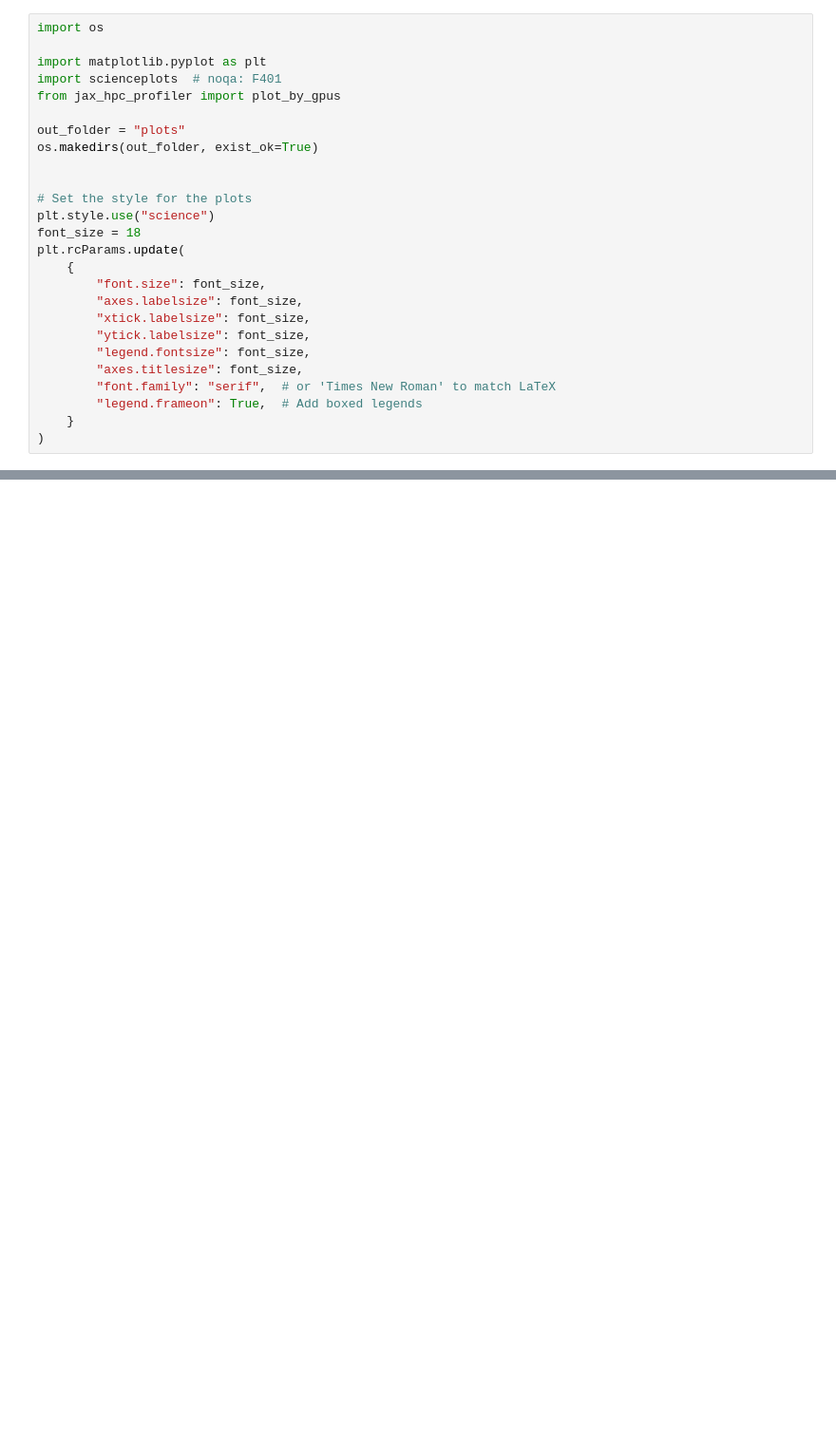
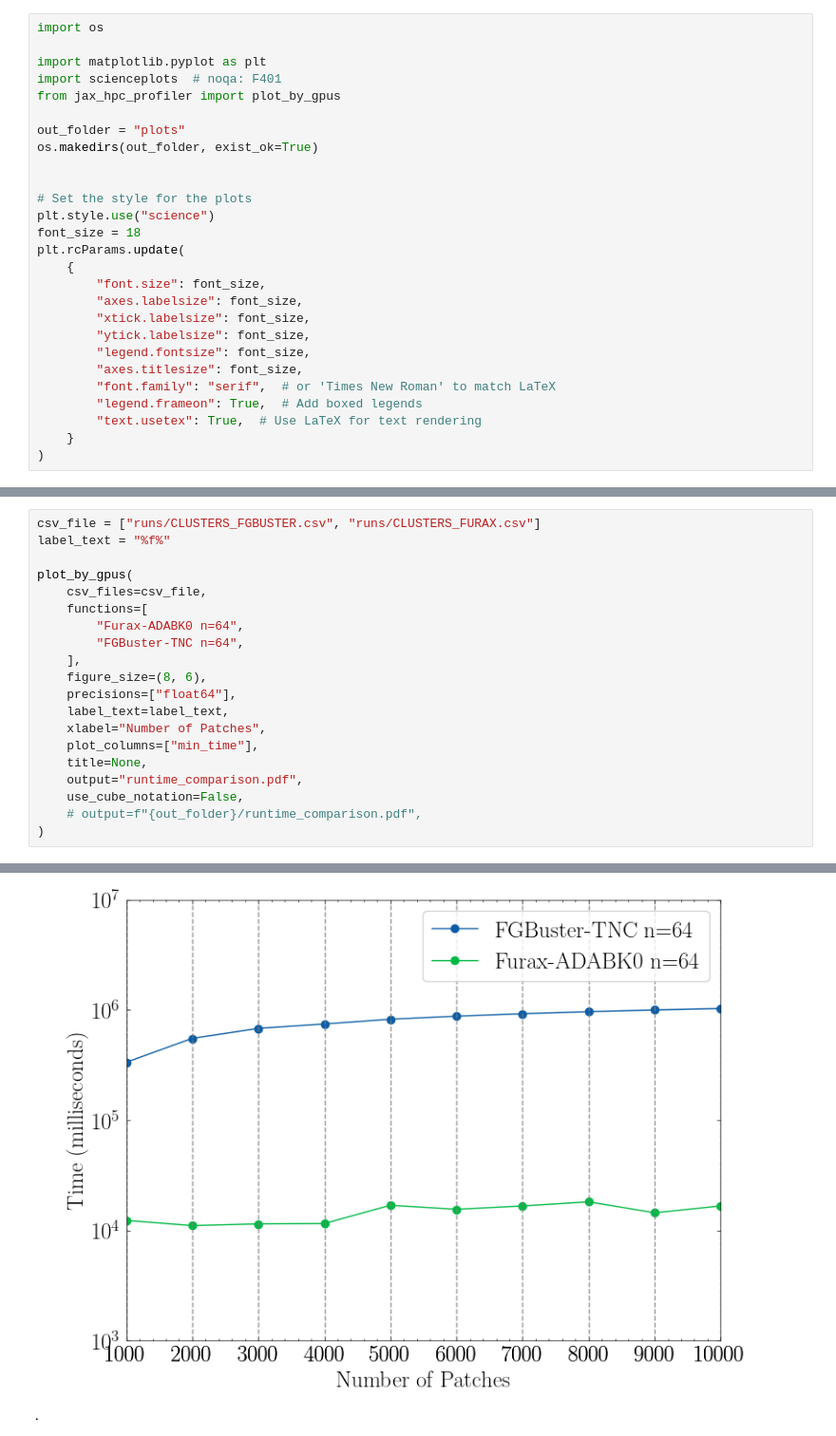
Before and after one commit to CMBSciPol/furax-cs, a Jupyter notebook: notebooks/80-plot_runs.ipynb, the cells around one changed output, grey strips where cells are left out. Shown at 95% size. Saved outputs shown, nothing was run; the diff lists cells and outputs as text; blank space fills up the shorter version.

```diff
--- a/notebooks/80-plot_runs.ipynb
+++ b/notebooks/80-plot_runs.ipynb
@@ -22,5 +22,6 @@ plt.rcParams.update(
         "axes.titlesize": font_size,
         "font.family": "serif",  # or 'Times New Roman' to match LaTeX
         "legend.frameon": True,  # Add boxed legends
+        "text.usetex": True,  # Use LaTeX for text rendering
     }
 )
@@ -57,0 +28,21 @@ Error:
+# %%
+csv_file = ["runs/CLUSTERS_FGBUSTER.csv", "runs/CLUSTERS_FURAX.csv"]
+label_text = "%f%"
+
+plot_by_gpus(
+    csv_files=csv_file,
+    functions=[
+        "Furax-ADABK0 n=64",
+        "FGBuster-TNC n=64",
+    ],
+    figure_size=(8, 6),
+    precisions=["float64"],
+    label_text=label_text,
+    xlabel="Number of Patches",
+    plot_columns=["min_time"],
+    title=None,
+    output="runtime_comparison.pdf",
+    use_cube_notation=False,
+    # output=f"{out_folder}/runtime_comparison.pdf",
+)
+# %% [output]
@@ -57,0 +53 @@ Error:
+[figure, added]
```
Also changed, not shown: parts of 2 cells of this notebook, 24 other files.
